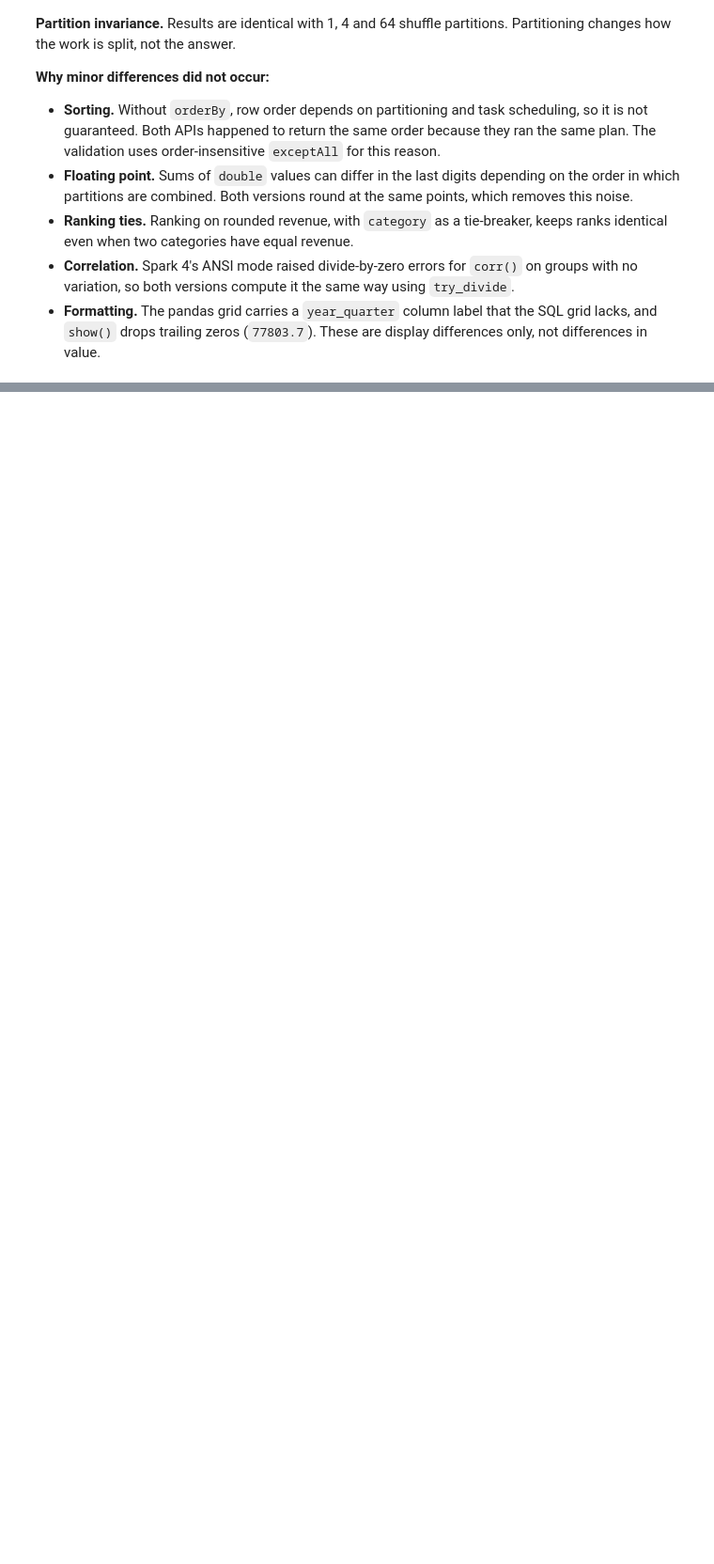
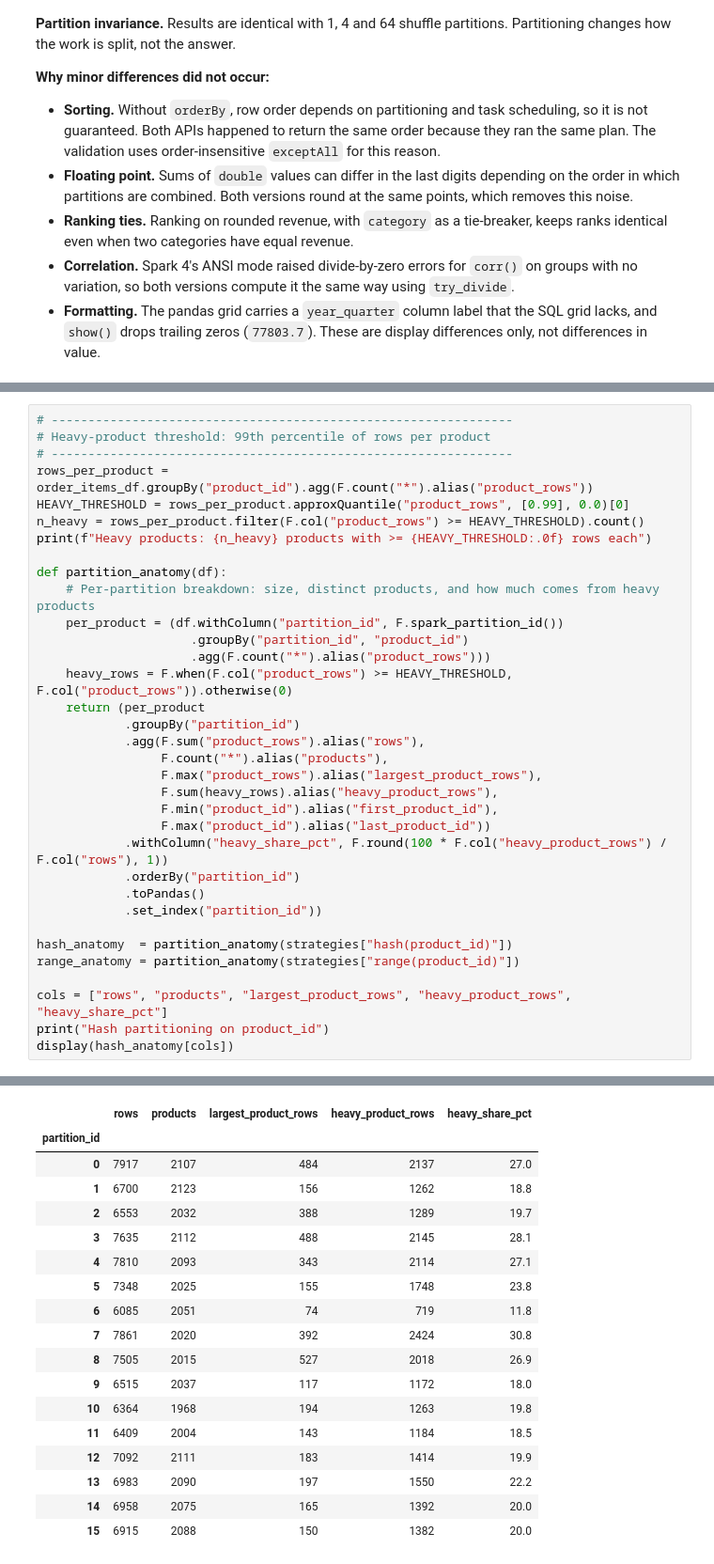
Before and after one commit to ndec0001-max/ITO5202, a Jupyter notebook: assessment1.ipynb, the cells around one changed output, grey strips where cells are left out. Shown at 94% size. Drawn from its saved outputs; the diff is of its cells as text; blank space fills up the shorter version.

```diff
--- a/assessment1.ipynb
+++ b/assessment1.ipynb
@@ -1752,0 +1956,35 @@ pd.DataFrame(rows)
+# %%
+# ---------------------------------------------------------------
+# Heavy-product threshold: 99th percentile of rows per product
+# ---------------------------------------------------------------
+rows_per_product = order_items_df.groupBy("product_id").agg(F.count("*").alias("product_rows"))
+HEAVY_THRESHOLD = rows_per_product.approxQuantile("product_rows", [0.99], 0.0)[0]
+n_heavy = rows_per_product.filter(F.col("product_rows") >= HEAVY_THRESHOLD).count()
+print(f"Heavy products: {n_heavy} products with >= {HEAVY_THRESHOLD:.0f} rows each")
+
+def partition_anatomy(df):
+    # Per-partition breakdown: size, distinct products, and how much comes from heavy products
+    per_product = (df.withColumn("partition_id", F.spark_partition_id())
+                     .groupBy("partition_id", "product_id")
+                     .agg(F.count("*").alias("product_rows")))
+    heavy_rows = F.when(F.col("product_rows") >= HEAVY_THRESHOLD, F.col("product_rows")).otherwise(0)
+    return (per_product
+            .groupBy("partition_id")
+            .agg(F.sum("product_rows").alias("rows"),
+                 F.count("*").alias("products"),
+                 F.max("product_rows").alias("largest_product_rows"),
+                 F.sum(heavy_rows).alias("heavy_product_rows"),
+                 F.min("product_id").alias("first_product_id"),
+                 F.max("product_id").alias("last_product_id"))
+            .withColumn("heavy_share_pct", F.round(100 * F.col("heavy_product_rows") / F.col("rows"), 1))
+            .orderBy("partition_id")
+            .toPandas()
+            .set_index("partition_id"))
+
+hash_anatomy  = partition_anatomy(strategies["hash(product_id)"])
+range_anatomy = partition_anatomy(strategies["range(product_id)"])
+
+cols = ["rows", "products", "largest_product_rows", "heavy_product_rows", "heavy_share_pct"]
+print("Hash partitioning on product_id")
+display(hash_anatomy[cols])
+# %% [output]
@@ -1752,0 +1993,18 @@ pd.DataFrame(rows)
+|  | rows | products | largest_product_rows | heavy_product_rows | heavy_share_pct |
+| partition_id |  |  |  |  |  |
+| 0 | 7917 | 2107 | 484 | 2137 | 27.0 |
+| 1 | 6700 | 2123 | 156 | 1262 | 18.8 |
+| 2 | 6553 | 2032 | 388 | 1289 | 19.7 |
+| 3 | 7635 | 2112 | 488 | 2145 | 28.1 |
+| 4 | 7810 | 2093 | 343 | 2114 | 27.1 |
+| 5 | 7348 | 2025 | 155 | 1748 | 23.8 |
+| 6 | 6085 | 2051 | 74 | 719 | 11.8 |
+| 7 | 7861 | 2020 | 392 | 2424 | 30.8 |
+| 8 | 7505 | 2015 | 527 | 2018 | 26.9 |
+| 9 | 6515 | 2037 | 117 | 1172 | 18.0 |
+| 10 | 6364 | 1968 | 194 | 1263 | 19.8 |
+| 11 | 6409 | 2004 | 143 | 1184 | 18.5 |
+| 12 | 7092 | 2111 | 183 | 1414 | 19.9 |
+| 13 | 6983 | 2090 | 197 | 1550 | 22.2 |
+| 14 | 6958 | 2075 | 165 | 1392 | 20.0 |
+| 15 | 6915 | 2088 | 150 | 1382 | 20.0 |
```
Also changed, not shown: parts of 27 cells of this notebook.
